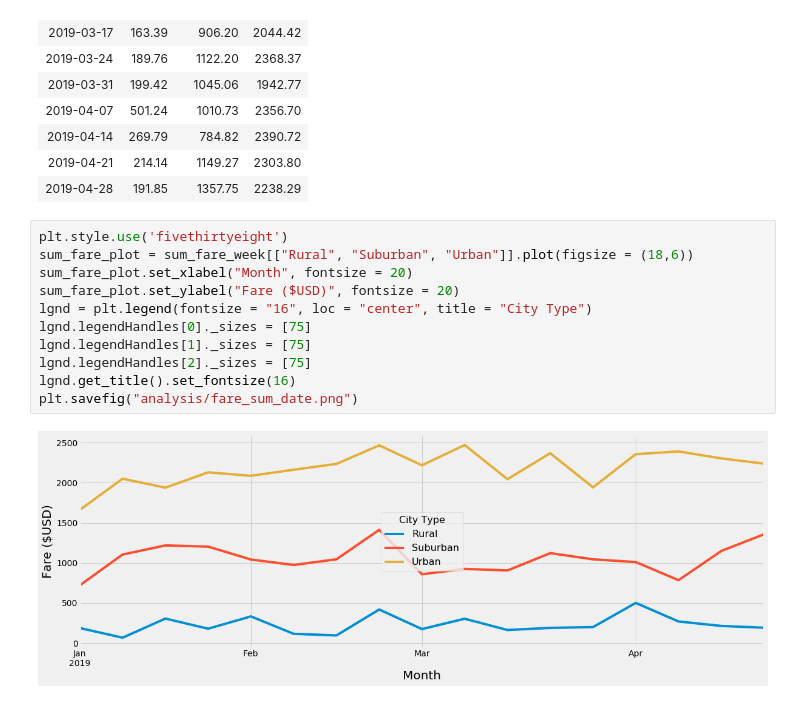
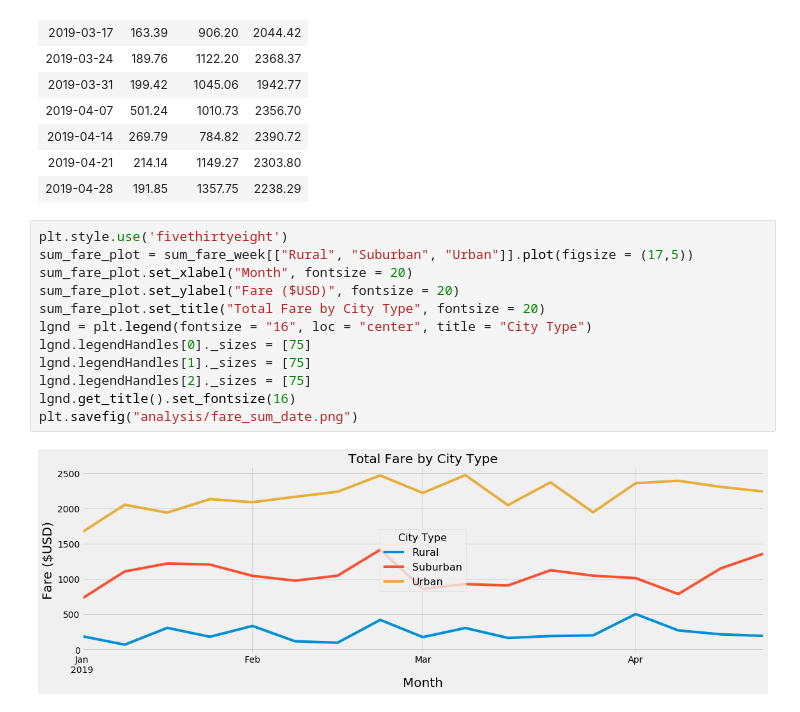
Before and after one commit to pegkhiev/PyBer_Analysis, a Jupyter notebook: PyBer_Analysis.ipynb, the cells around one changed output. Cells and saved outputs as stored; diff of their text form.

```diff
--- a/PyBer_Analysis.ipynb
+++ b/PyBer_Analysis.ipynb
@@ -1041,14 +1041,15 @@ sum_fare_week
 | 2019-04-28 | 191.85 | 1357.75 | 2238.29 |
 # %%
 plt.style.use('fivethirtyeight')
-sum_fare_plot = sum_fare_week[["Rural", "Suburban", "Urban"]].plot(figsize = (18,6))
+sum_fare_plot = sum_fare_week[["Rural", "Suburban", "Urban"]].plot(figsize = (17,5))
 sum_fare_plot.set_xlabel("Month", fontsize = 20)
 sum_fare_plot.set_ylabel("Fare ($USD)", fontsize = 20)
+sum_fare_plot.set_title("Total Fare by City Type", fontsize = 20)
 lgnd = plt.legend(fontsize = "16", loc = "center", title = "City Type")
 lgnd.legendHandles[0]._sizes = [75]
 lgnd.legendHandles[1]._sizes = [75]
 lgnd.legendHandles[2]._sizes = [75]
 lgnd.get_title().set_fontsize(16)
 plt.savefig("analysis/fare_sum_date.png")
 # %% [output]
-[figure, old version]
+[figure, new version]
```
Also changed, not shown: 1 other file.
